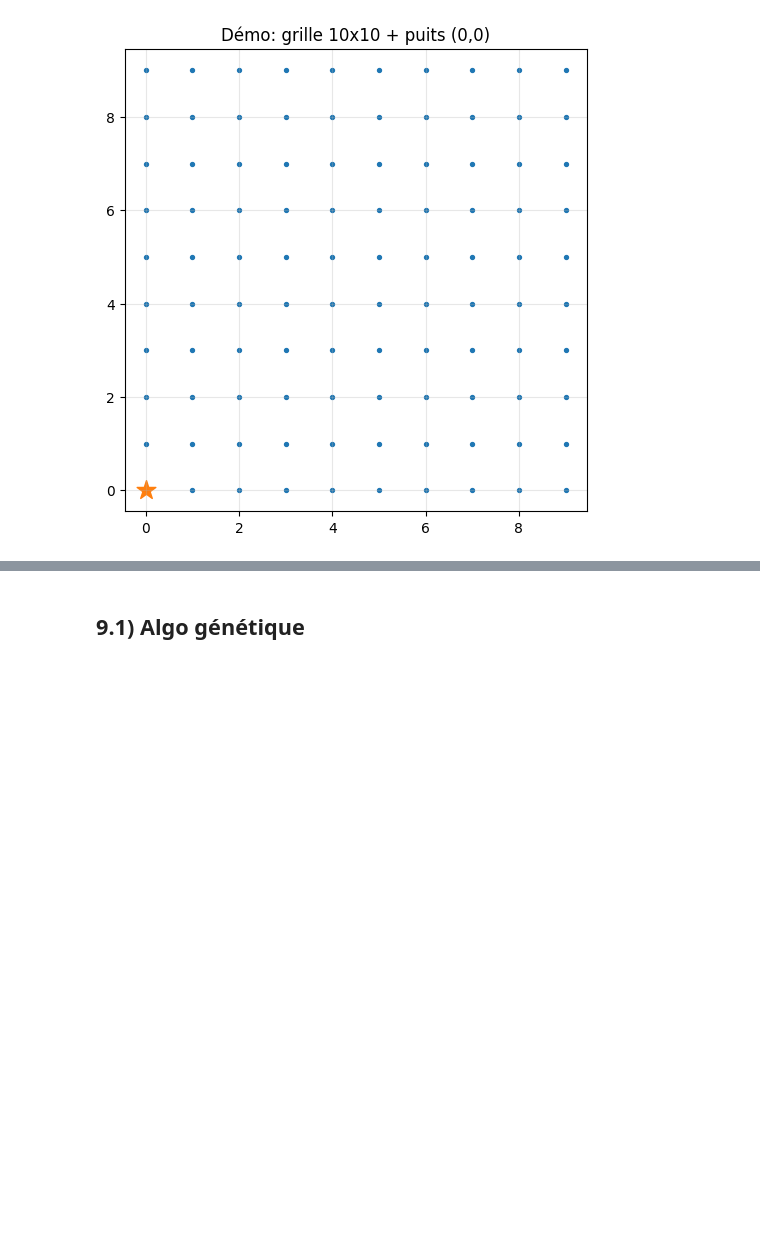
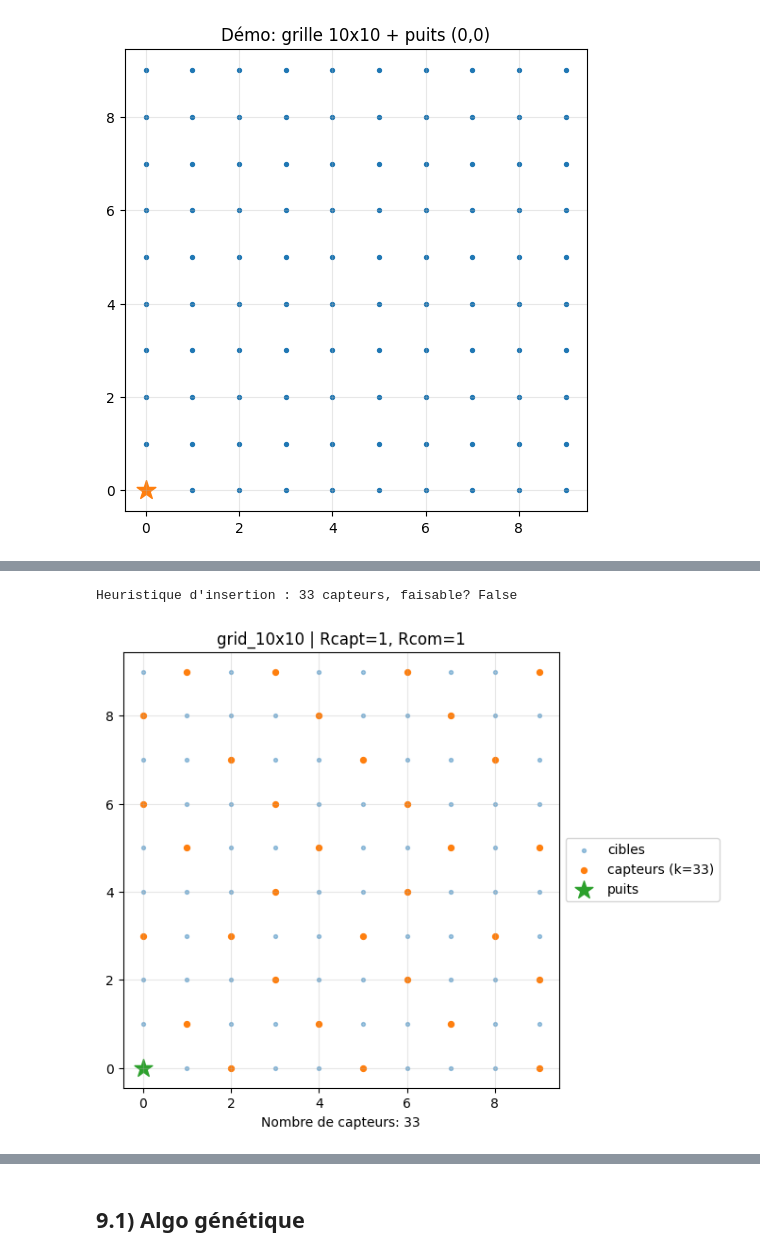
Before and after one commit to pgatt06/Meta-heuristiques, a Jupyter notebook: projet_capteurs_metaheuristiques.ipynb, the cells around one changed output, grey strips where cells are left out. Saved outputs shown, nothing was run; the diff lists cells and outputs as text; code cells hidden in the pictures; blank space fills up the shorter version.

```diff
--- a/projet_capteurs_metaheuristiques.ipynb
+++ b/projet_capteurs_metaheuristiques.ipynb
@@ -333 +388,44 @@ def path_to_sink(node: int, pc: Precomp) -> List[int]:
+# %%
+def insertion_heuristic(pc: Precomputation) -> np.ndarray:
+    N = pc.inst.coords.shape[0]
+    selected = np.zeros(N, dtype=bool)
+    cov = np.zeros(N, dtype=int)
+
+    uncovered = set(range(N))
+
+    while uncovered:
+        best_v = None
+        best_gain = -1
+
+        # Parcourir les cibles non couvertes
+        for v in uncovered:
+            if selected[v]:
+                continue
+            gain = 0
+            for t in pc.cover[v]:
+                if cov[int(t)] == 0:  # Cible non couverte
+                    gain += 1
+
+            if gain > best_gain:
+                best_gain = gain
+                best_v = v
+
+        if best_v is None:
+            break
+
+        # Ajouter le capteur qui maximise le gain
+        selected[best_v] = True
+        for t in pc.cover[best_v]:
+            cov[int(t)] += 1
+            uncovered.discard(int(t))
+
+    return selected
+
+# Test de l'heuristique par insertion
+sol_insertion = insertion_heuristic(pc)
+print("Heuristique d'insertion :", int(sol_insertion.sum()), "capteurs, faisable?", is_feasible(sol_insertion, pc))
+plot_solution(sol_insertion, pc, show_links=False)
+# %% [output]
+Heuristique d'insertion : 33 capteurs, faisable? False
+[figure, added]
 # %% [markdown]
```
Also changed, not shown: parts of 41 cells of this notebook.
